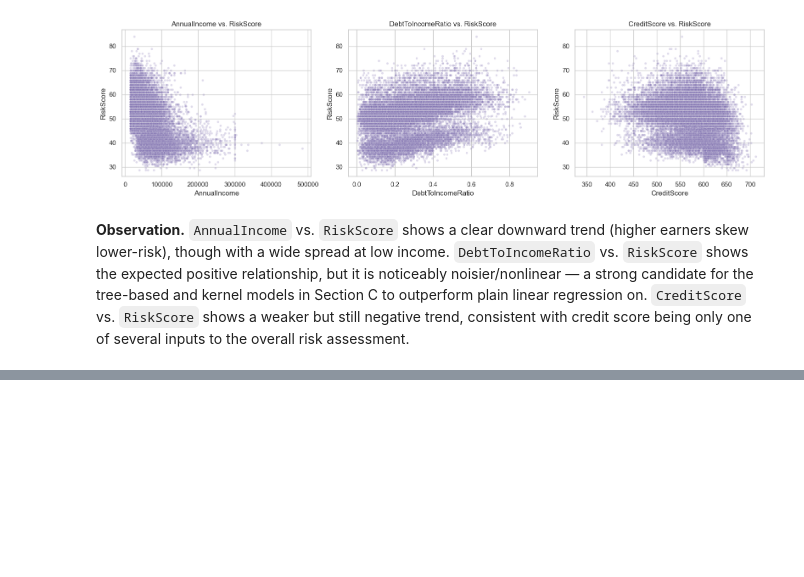
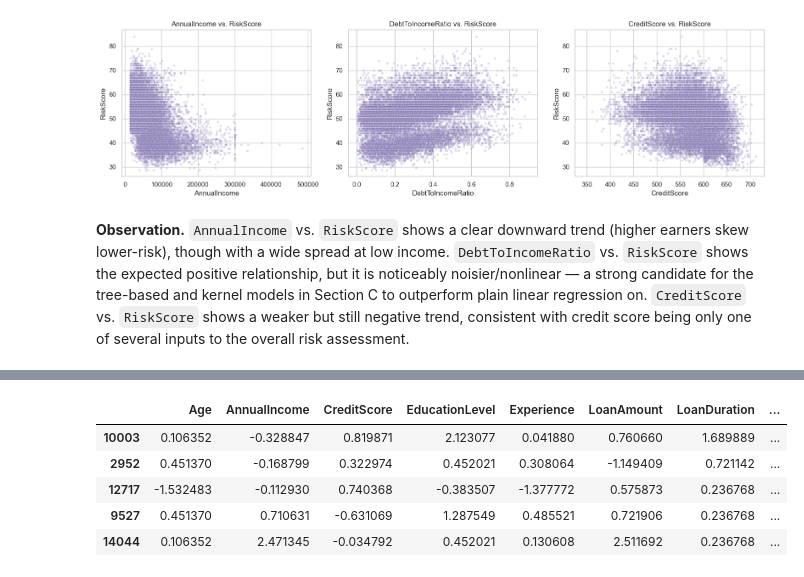
Before and after one commit to Isvarr/capstone_ml, a Jupyter notebook: credit_risk_regression.ipynb, the cells around one changed output, grey strips where cells are left out. Saved outputs shown, nothing was run; the diff lists cells and outputs as text; code cells hidden in the pictures; blank space fills up the shorter version.

```diff
--- a/credit_risk_regression.ipynb
+++ b/credit_risk_regression.ipynb
@@ -275,0 +467,16 @@ score being only one of several inputs to the overall risk assessment.
+# %%
+from sklearn.model_selection import train_test_split
+
+# RiskScore is continuous, so sklearn's `stratify` (which needs discrete labels) is
+# applied to a 10-bin quantile discretisation of RiskScore rather than the raw value.
+# This preserves the overall shape of the RiskScore distribution across train/test in
+# the same spirit as stratification for a classification label.
+risk_bins = pd.qcut(y, q=10, labels=False, duplicates="drop")
+
+X_train, X_test, y_train, y_test = train_test_split(
+    X, y, test_size=0.2, random_state=RANDOM_STATE, stratify=risk_bins
+)
+
+print(f"Train: {X_train.shape} | Test: {X_test.shape}")
+print("\nTrain RiskScore describe:\n", y_train.describe())
+print("\nTest RiskScore describe:\n", y_test.describe())
@@ -275,0 +501,23 @@ score being only one of several inputs to the overall risk assessment.
+# %%
+from sklearn.preprocessing import StandardScaler
+
+# Fit the scaler on the TRAINING set only, then transform both train and test --
+# fitting on the full dataset would leak test-set statistics into training (data
+# leakage), which the assignment guidelines explicitly flag as a deduction.
+scale_cols = [c for c in X_train.columns if X_train[c].nunique() > 2]  # skip 0/1 dummies
+
+scaler = StandardScaler()
+X_train_scaled = X_train.copy()
+X_test_scaled = X_test.copy()
+
+X_train_scaled[scale_cols] = scaler.fit_transform(X_train[scale_cols])
+X_test_scaled[scale_cols] = scaler.transform(X_test[scale_cols])
+
+X_train_scaled.head()
+# %% [output]
+|  | Age | AnnualIncome | CreditScore | EducationLevel | Experience | LoanAmount | LoanDuration | ... |
+| 10003 | 0.106352 | -0.328847 | 0.819871 | 2.123077 | 0.041880 | 0.760660 | 1.689889 | ... |
+| 2952 | 0.451370 | -0.168799 | 0.322974 | 0.452021 | 0.308064 | -1.149409 | 0.721142 | ... |
+| 12717 | -1.532483 | -0.112930 | 0.740368 | -0.383507 | -1.377772 | 0.575873 | 0.236768 | ... |
+| 9527 | 0.451370 | 0.710631 | -0.631069 | 1.287549 | 0.485521 | 0.721906 | 0.236768 | ... |
+| 14044 | 0.106352 | 2.471345 | -0.034792 | 0.452021 | 0.130608 | 2.511692 | 0.236768 | ... |
```
Also changed, not shown: parts of 16 cells of this notebook.
